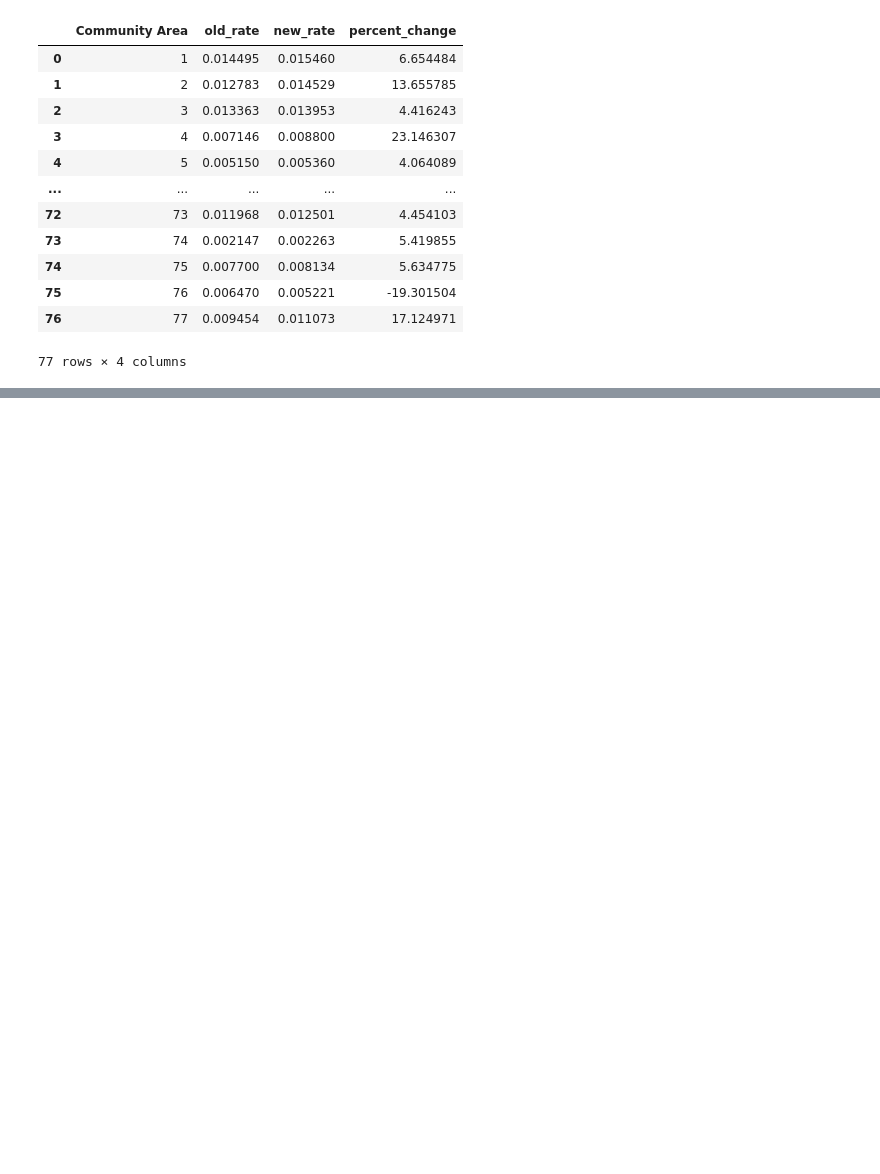
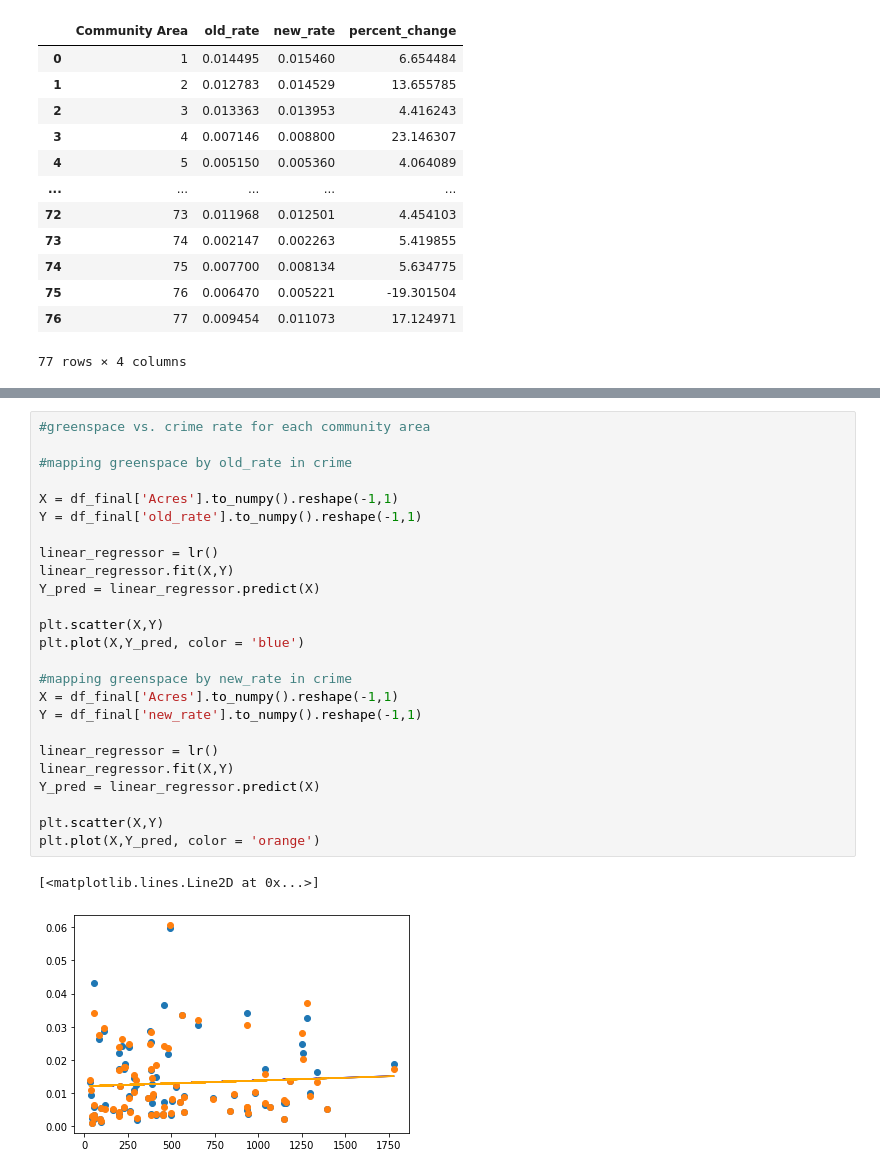
Before and after one commit to a-matai/datasiensgrup, a Jupyter notebook: src/linear_regression.ipynb, the cells around one changed output, grey strips where cells are left out. Saved outputs shown, nothing was run; the diff lists cells and outputs as text; blank space fills up the shorter version.

```diff
--- a/src/linear_regression.ipynb
+++ b/src/linear_regression.ipynb
@@ -359 +366,29 @@ df_final
+# %%
+#greenspace vs. crime rate for each community area
+
+#mapping greenspace by old_rate in crime
+
+X = df_final['Acres'].to_numpy().reshape(-1,1)
+Y = df_final['old_rate'].to_numpy().reshape(-1,1)
+
+linear_regressor = lr()
+linear_regressor.fit(X,Y)
+Y_pred = linear_regressor.predict(X)
+
+plt.scatter(X,Y)
+plt.plot(X,Y_pred, color = 'blue')
+
+#mapping greenspace by new_rate in crime
+X = df_final['Acres'].to_numpy().reshape(-1,1)
+Y = df_final['new_rate'].to_numpy().reshape(-1,1)
+
+linear_regressor = lr()
+linear_regressor.fit(X,Y)
+Y_pred = linear_regressor.predict(X)
+
+plt.scatter(X,Y)
+plt.plot(X,Y_pred, color = 'orange')
+# %% [output]
+[<matplotlib.lines.Line2D at 0x...>]
+[figure, added]
 # %%
```
Also changed, not shown: parts of 13 cells of this notebook, 1 other file.
